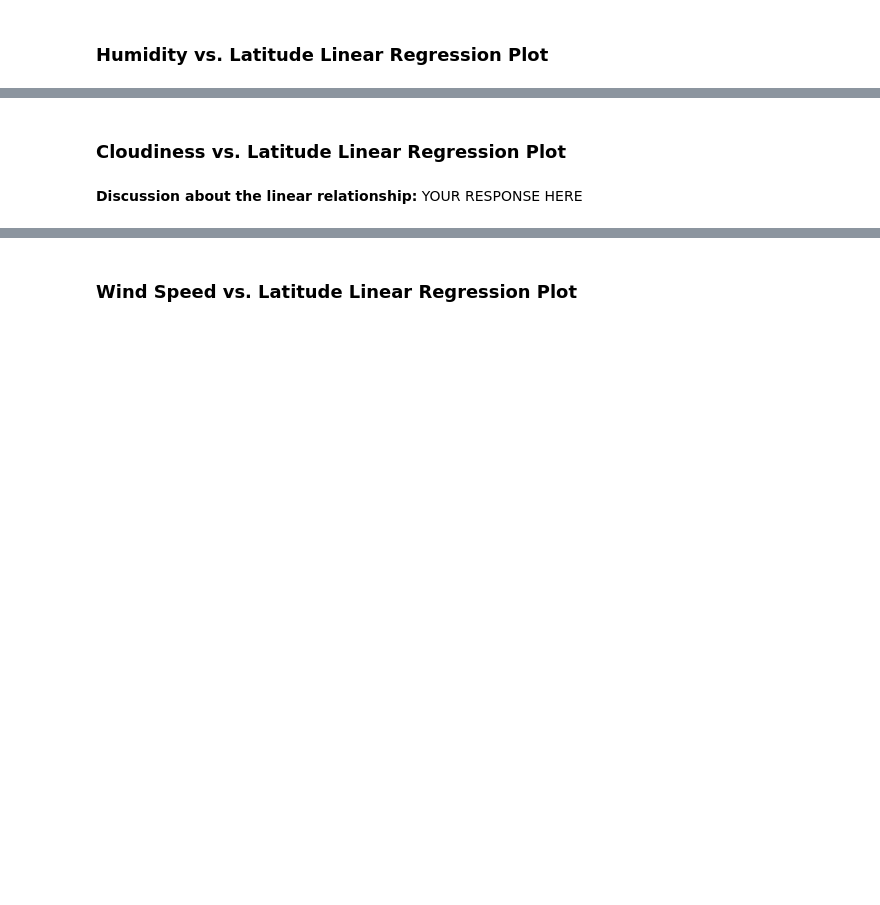
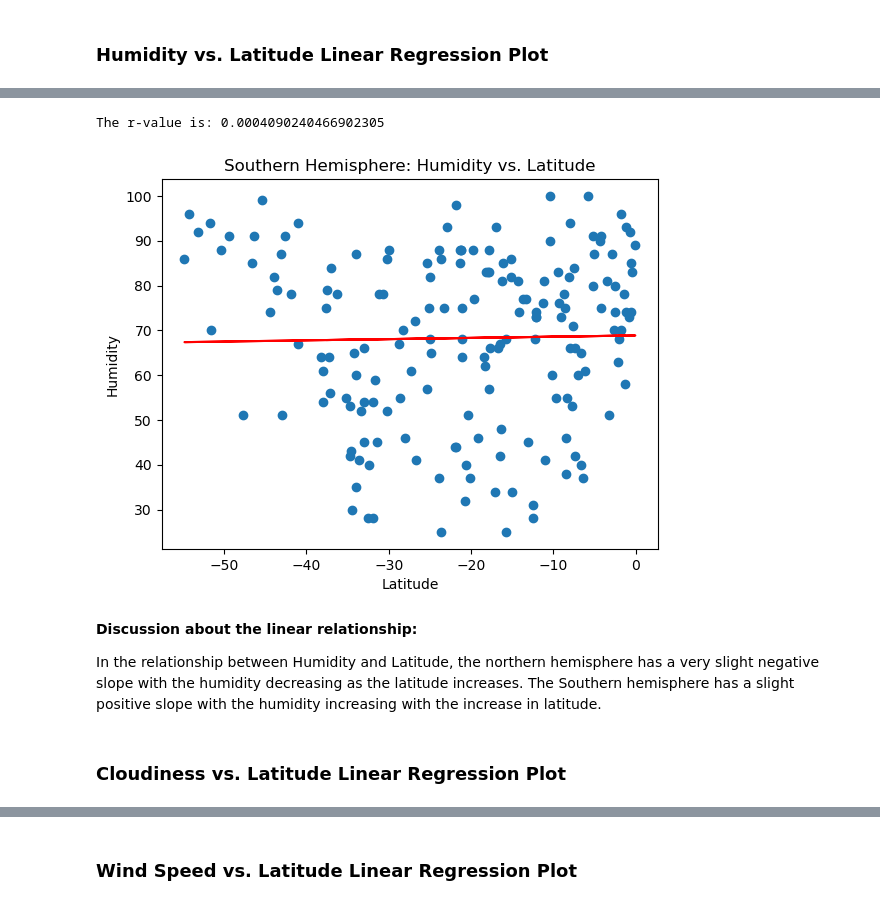
Before and after one commit to loriandler/python-api-challenge, a Jupyter notebook: starter_code/WeatherPy.ipynb, the cells around one changed output, grey strips where cells are left out. Cells and saved outputs as stored; diff of their text form; code cells hidden in the pictures; blank space fills up the shorter version.

```diff
--- a/starter_code/WeatherPy.ipynb
+++ b/starter_code/WeatherPy.ipynb
@@ -325,0 +488,13 @@ southern_hemi_df.head()
+# %%
+# Southern Hemisphere
+x_values_southern = southern_hemi_df["Lat"]
+y_values_southern = southern_hemi_df["Humidity"]
+
+(slope, intercept, rvalue, pvalue, stderr) = linregress(x_values_southern, y_values_southern)
+regress_values_southern = x_values_southern * slope + intercept
+
+line_eq_southern = "y= " +str(round(slope,2)) + "x +" +str(round(intercept,2))
+
+print(regress_values_southern)
+print("")
+print(line_eq_southern)
@@ -326,2 +517,24 @@ southern_hemi_df.head()
+# %%
+plt.scatter(x_values_southern,y_values_southern)
+plt.plot(x_values_southern, regress_values_southern, "r-")
+line_eq_southern= "y= " +str(round(slope,2)) + "x +" +str(round(intercept,2))
+
+
+plt.xlabel("Latitude")
+plt.ylabel("Humidity")
+plt.title("Southern Hemisphere: Humidity vs. Latitude")
+
+plt.annotate(line_eq_southern,(20,5),fontsize=15,color="red")
+
+print(f"The r-value is: {rvalue**2}")
+
+plt.show()
+# %% [output]
+The r-value is: 0.0004090240466902305
+[figure, added]
+# %% [markdown]
+**Discussion about the linear relationship:**
+
+In the relationship between Humidity and Latitude, the northern hemisphere has a very slight negative slope with the humidity decreasing as the latitude increases.  The Southern hemisphere has a slight positive slope with the humidity increasing with the increase in latitude.
 # %% [markdown]
 ### Cloudiness vs. Latitude Linear Regression Plot
@@ -334,2 +540,0 @@ southern_hemi_df.head()
-# %% [markdown]
-**Discussion about the linear relationship:** YOUR RESPONSE HERE
```
Also changed, not shown: parts of 42 cells of this notebook, 6 other files.
